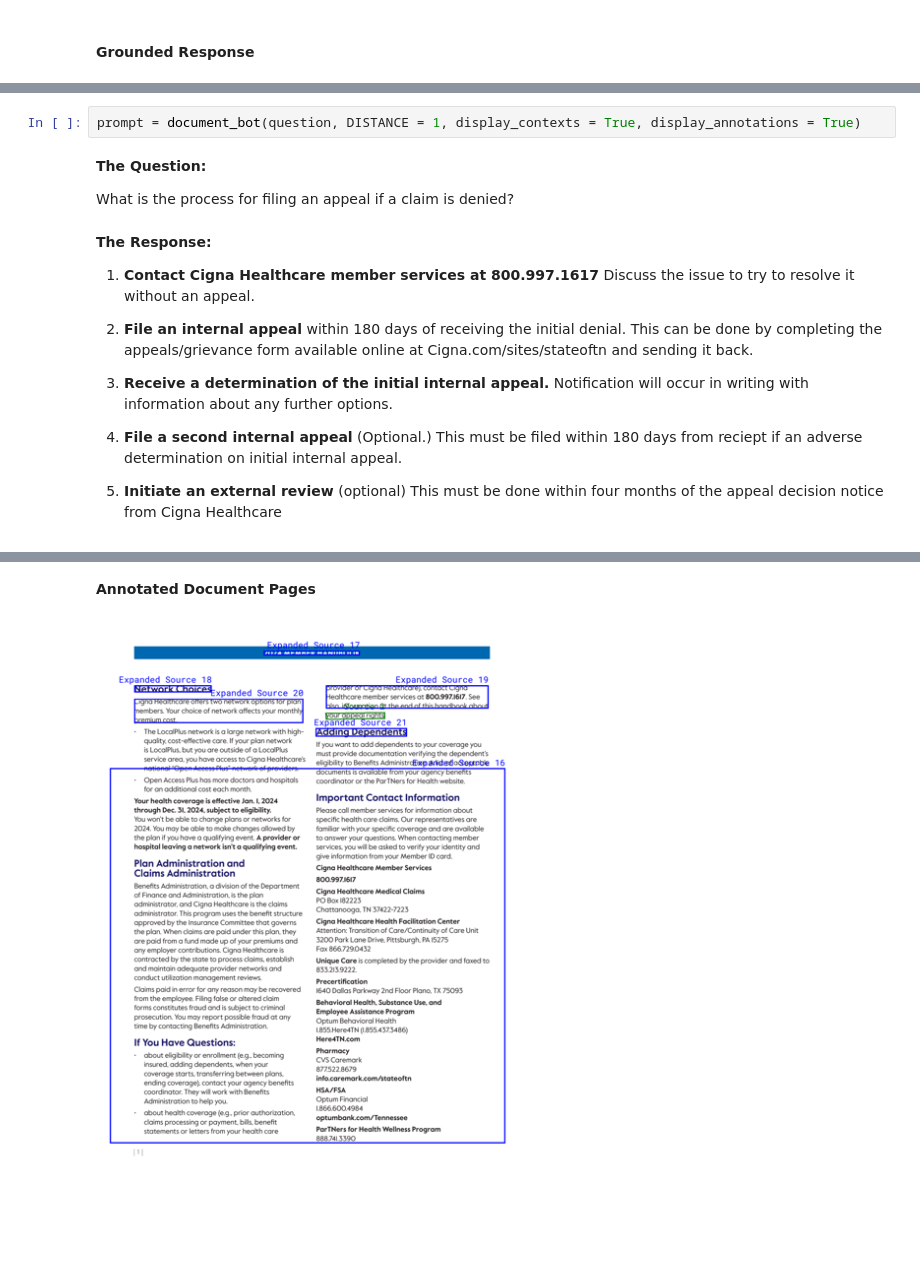
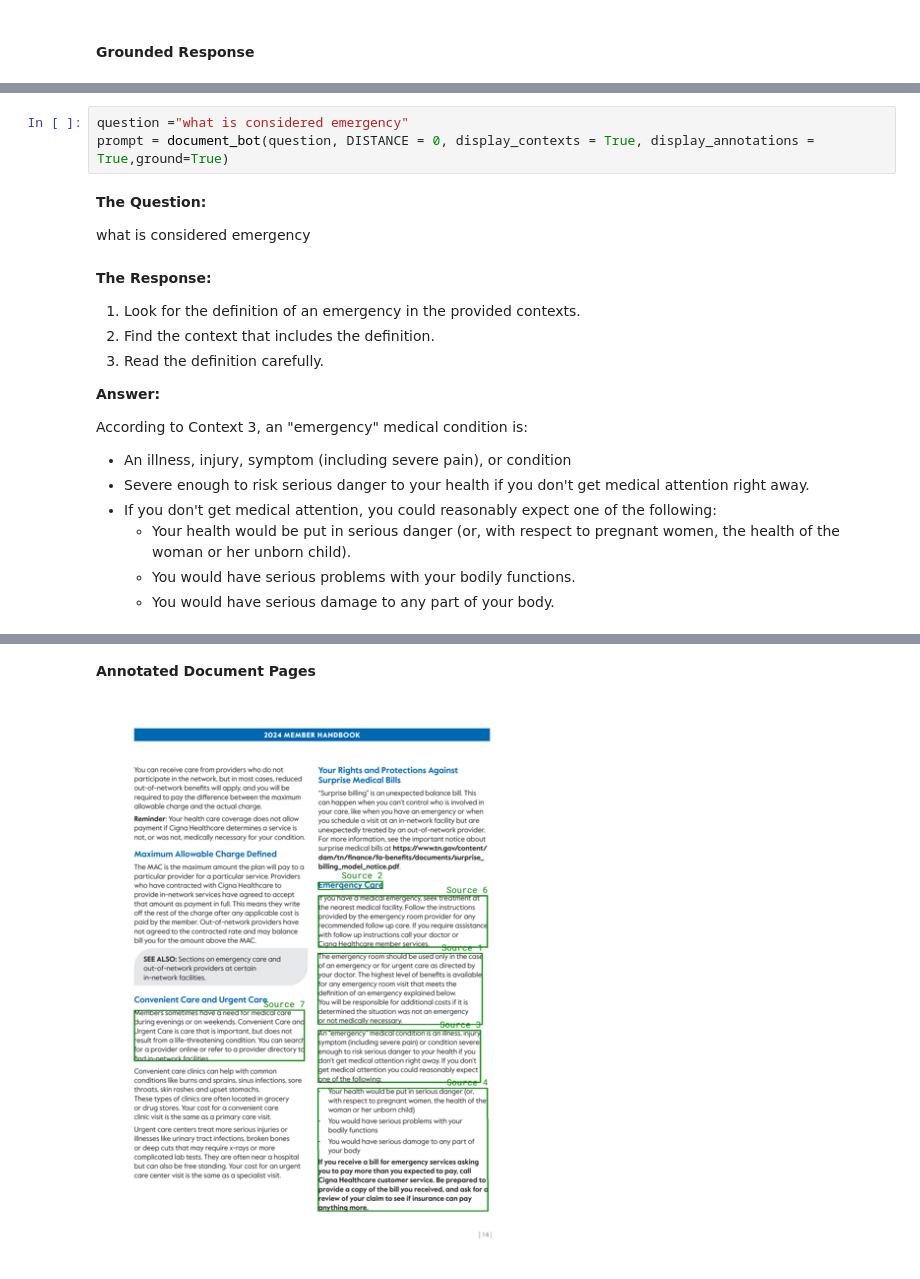
Before and after one commit to zacharyvunguyen/Applied-Generative-AI, a Jupyter notebook: Document QA - State of Tennessee 2024 Member Handbook/Document QA - Healthcare with Prior Run.ipynb, the cells around one changed output, grey strips where cells are left out. Drawn from its saved outputs; the diff is of its cells as text; blank space fills up the shorter version.

```diff
--- a/Document QA - State of Tennessee 2024 Member Handbook/Document QA - Healthcare with Prior Run.ipynb
+++ b/Document QA - State of Tennessee 2024 Member Handbook/Document QA - Healthcare with Prior Run.ipynb
@@ -1575,23 +1605,24 @@ What is the process for filing an appeal if a claim is denied?
 # %%
-prompt = document_bot(question, DISTANCE = 1, display_contexts = True, display_annotations = True)
+question ="what is considered emergency"
+prompt = document_bot(question, DISTANCE = 0, display_contexts = True, display_annotations = True,ground=True)
 # %% [output]
 **The Question:**
 
-What is the process for filing an appeal if a claim is denied?
+what is considered emergency
 **The Response:**
 
-1.  **Contact Cigna Healthcare member services at 800.997.1617**  Discuss  the issue to try to resolve it without an appeal.
+1. Look for the definition of an emergency in the provided contexts.
+2. Find the context that includes the definition.
+3. Read the definition carefully.
 
+**Answer:**
 
-2. **File an internal appeal** within 180 days of receiving  the initial denial.   This can be  done by completing the appeals/grievance form available online at Cigna.com/sites/stateoftn and sending it back.
-
-
-3. **Receive a determination of the initial internal appeal.**  Notification will  occur  in writing with  information about any further options.
-
-
-4.  **File a second internal appeal**  (Optional.) This must be filed within 180 days from reciept if an adverse determination on initial internal appeal.
-
-
-5.  **Initiate an external review**  (optional)   This  must be done within four months of the appeal  decision notice from Cigna Healthcare
+According to Context 3, an "emergency" medical condition is:
+* An illness, injury, symptom (including severe pain), or condition
+* Severe enough to risk serious danger to your health if you don't get medical attention right away.
+* If you don't get medical attention, you could reasonably expect one of the following:
+    * Your health would be put in serious danger (or, with respect to pregnant women, the health of the woman or her unborn child).
+    * You would have serious problems with your bodily functions.
+    * You would have serious damage to any part of your body.
 **Sources:**
 
@@ -1607,2 +1643,2 @@ Note: The 4 contexts were expanded to gather 37 additional chunks on pages with
 **Annotated Document Pages**
-[figure, old version]
+[figure, new version]
```
Also changed, not shown: parts of 7 cells of this notebook, 4 other files.
